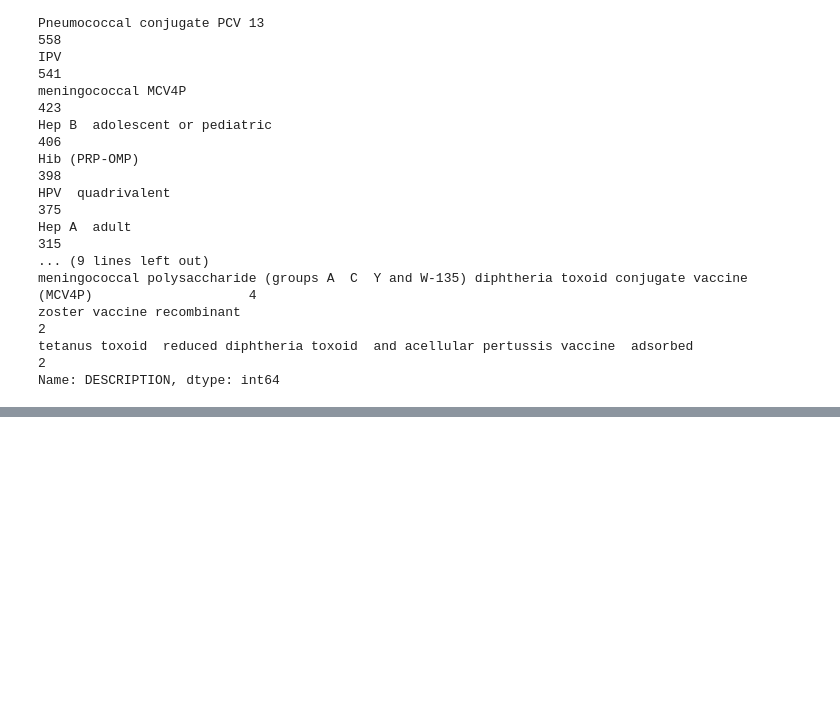
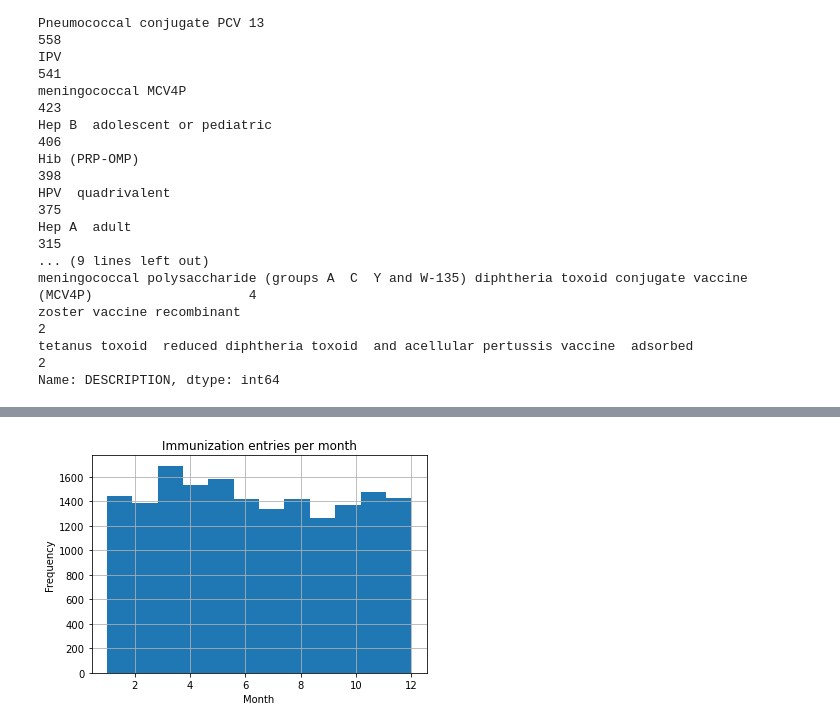
Before and after one commit to bsenst/dtc-de-2023, a Jupyter notebook: notebooks/eda-synthea-dataset.ipynb, the cells around one changed output, grey strips where cells are left out. Saved outputs shown, nothing was run; the diff lists cells and outputs as text; code cells hidden in the pictures; blank space fills up the shorter version.

```diff
--- a/notebooks/eda-synthea-dataset.ipynb
+++ b/notebooks/eda-synthea-dataset.ipynb
@@ -72,0 +102,8 @@ plt.show()
+# %%
+df_dict["immunizations"]["DATE"].dt.month.hist(bins=12)
+plt.title("Immunization entries per month")
+plt.xlabel("Month")
+plt.ylabel("Frequency")
+plt.show()
+# %% [output]
+[figure, added]
```
Also changed, not shown: parts of 11 cells of this notebook.
